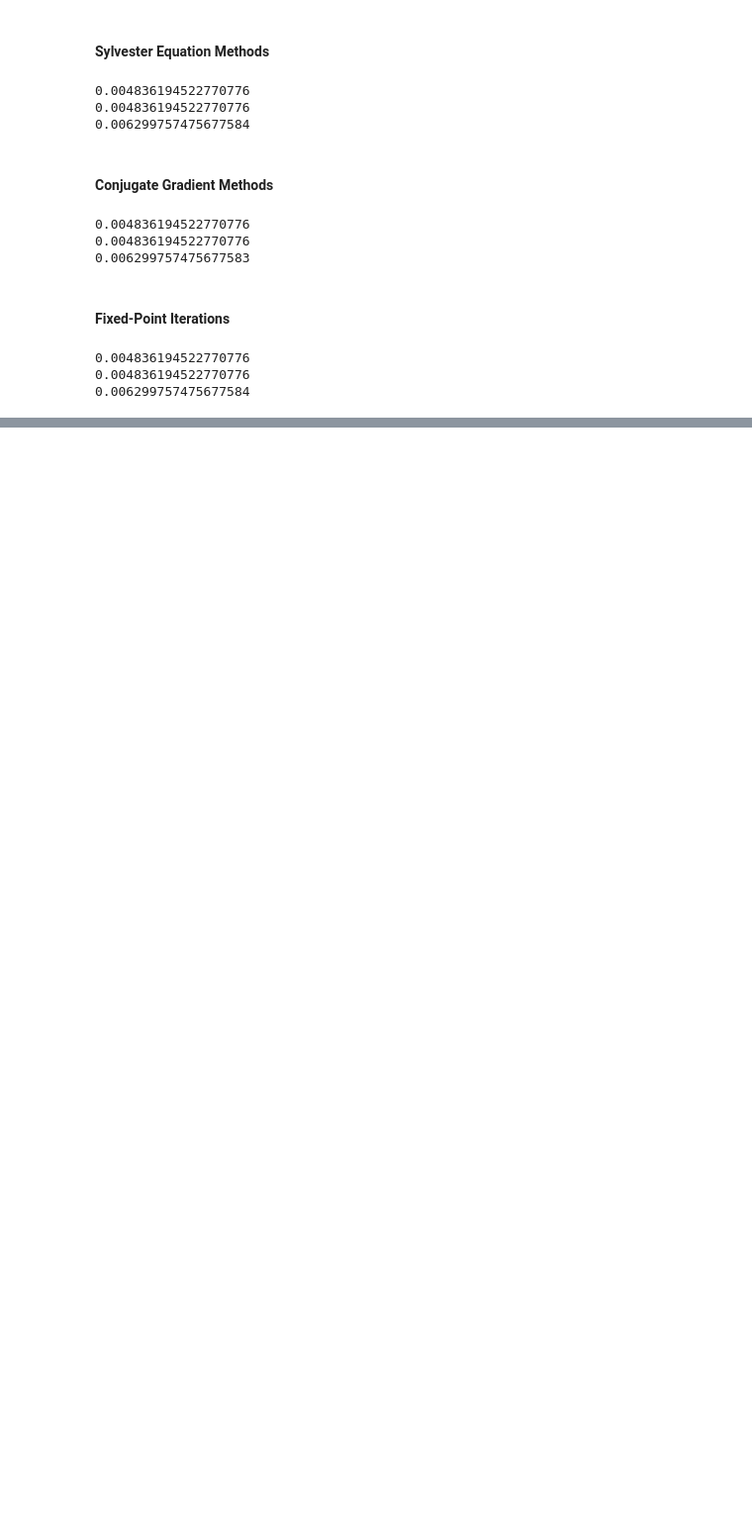
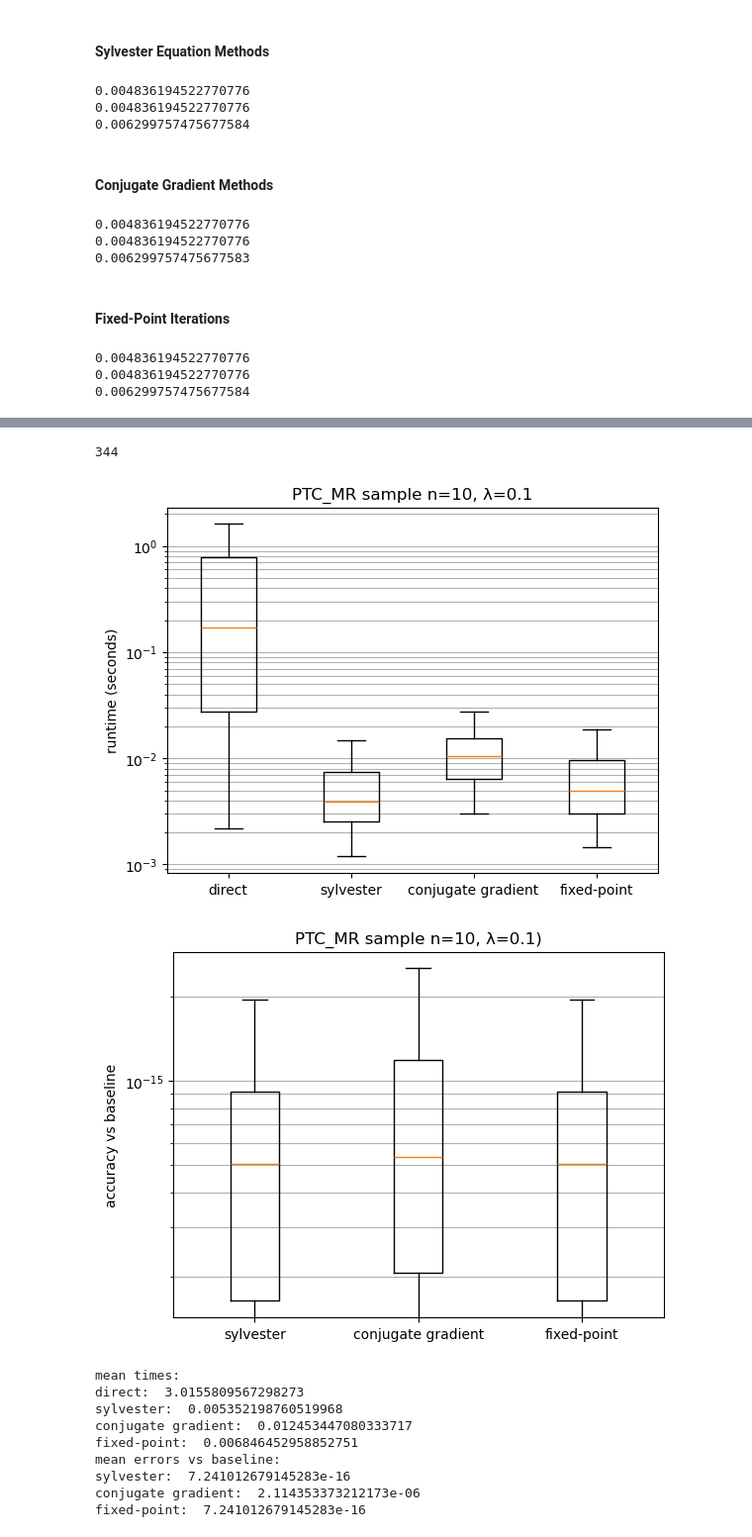
Before and after one commit to arslan-yam/random_walk_kernels_computations, a Jupyter notebook: src/rw_kernels.ipynb, the cells around one changed output, grey strips where cells are left out. Shown at 99% size. Saved outputs shown, nothing was run; the diff lists cells and outputs as text; code cells hidden in the pictures; blank space fills up the shorter version.

```diff
--- a/src/rw_kernels.ipynb
+++ b/src/rw_kernels.ipynb
@@ -487,0 +474,24 @@ fixed-point:  1.8852899341509115e-15
+# %%
+ptc_mr = fetch_dataset("PTC_MR", verbose=False, as_graphs=True)
+ptc_mr_graphs, y = ptc_mr.data, ptc_mr.target
+print(len(ptc_mr_graphs))
+
+sage_graphs_ptc_mr = []
+for gi in ptc_mr_graphs:
+    sage_graphs_ptc_mr.append(gk_to_sage_graph(gi))
+# %% [output]
+344
+# %%
+bench(sage_graphs_ptc_mr, "PTC_MR", n, lmbd, seed)
+# %% [output]
+[figure, added]
+[figure, added]
+mean times:
+direct:  3.0155809567298273
+sylvester:  0.005352198760519968
+conjugate gradient:  0.012453447080333717
+fixed-point:  0.006846452958852751
+mean errors vs baseline:
+sylvester:  7.241012679145283e-16
+conjugate gradient:  2.114353373212173e-06
+fixed-point:  7.241012679145283e-16
```
Also changed, not shown: parts of 15 cells of this notebook.
